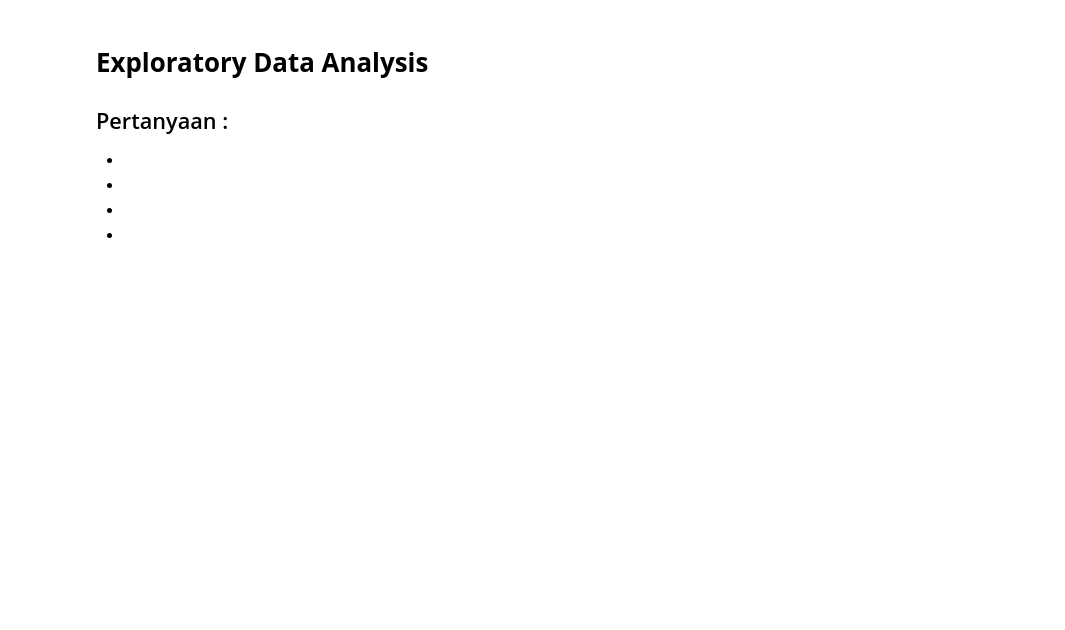
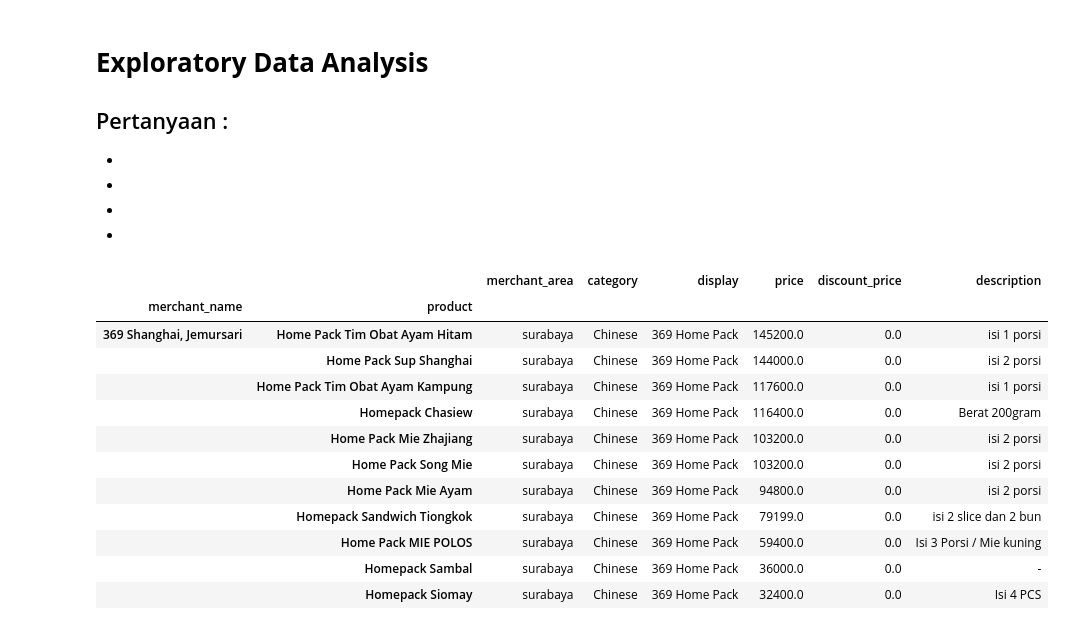
Before and after one commit to Edy-Mochamad/project-analyst-gofood, a Jupyter notebook: notebook.ipynb, the cells around one changed output. Cells and saved outputs as stored; diff of their text form; code cells hidden in the pictures; blank space fills up the shorter version.

```diff
--- a/notebook.ipynb
+++ b/notebook.ipynb
@@ -166,3 +166,22 @@ Pertanyaan :
 -
 -
 -
+# %%
+gf_merchant_name = gf[gf['merchant_name'].str.contains('369 Shanghai, Jemursari')]
+
+gf_1 = gf_merchant_name[gf_merchant_name['display'].str.contains('369 Home Pack')]
+gf_1.groupby(['merchant_name', 'product']).sum().sort_values(by = 'price', ascending = False)
+# %% [output]
+|  |  | merchant_area | category | display | price | discount_price | description |
+| merchant_name | product |  |  |  |  |  |  |
+| 369 Shanghai, Jemursari | Home Pack Tim Obat Ayam Hitam | surabaya | Chinese | 369 Home Pack | 145200.0 | 0.0 | isi 1 porsi |
+|  | Home Pack Sup Shanghai | surabaya | Chinese | 369 Home Pack | 144000.0 | 0.0 | isi 2 porsi |
+|  | Home Pack Tim Obat Ayam Kampung | surabaya | Chinese | 369 Home Pack | 117600.0 | 0.0 | isi 1 porsi |
+|  | Homepack Chasiew | surabaya | Chinese | 369 Home Pack | 116400.0 | 0.0 | Berat 200gram |
+|  | Home Pack Mie Zhajiang | surabaya | Chinese | 369 Home Pack | 103200.0 | 0.0 | isi 2 porsi |
+|  | Home Pack Song Mie | surabaya | Chinese | 369 Home Pack | 103200.0 | 0.0 | isi 2 porsi |
+|  | Home Pack Mie Ayam | surabaya | Chinese | 369 Home Pack | 94800.0 | 0.0 | isi 2 porsi |
+|  | Homepack Sandwich Tiongkok | surabaya | Chinese | 369 Home Pack | 79199.0 | 0.0 | isi 2 slice dan 2 bun |
+|  | Home Pack MIE POLOS | surabaya | Chinese | 369 Home Pack | 59400.0 | 0.0 | Isi 3 Porsi / Mie kuning |
+|  | Homepack Sambal | surabaya | Chinese | 369 Home Pack | 36000.0 | 0.0 | - |
+|  | Homepack Siomay | surabaya | Chinese | 369 Home Pack | 32400.0 | 0.0 | Isi 4 PCS |
```
Also changed, not shown: parts of 3 cells of this notebook.
